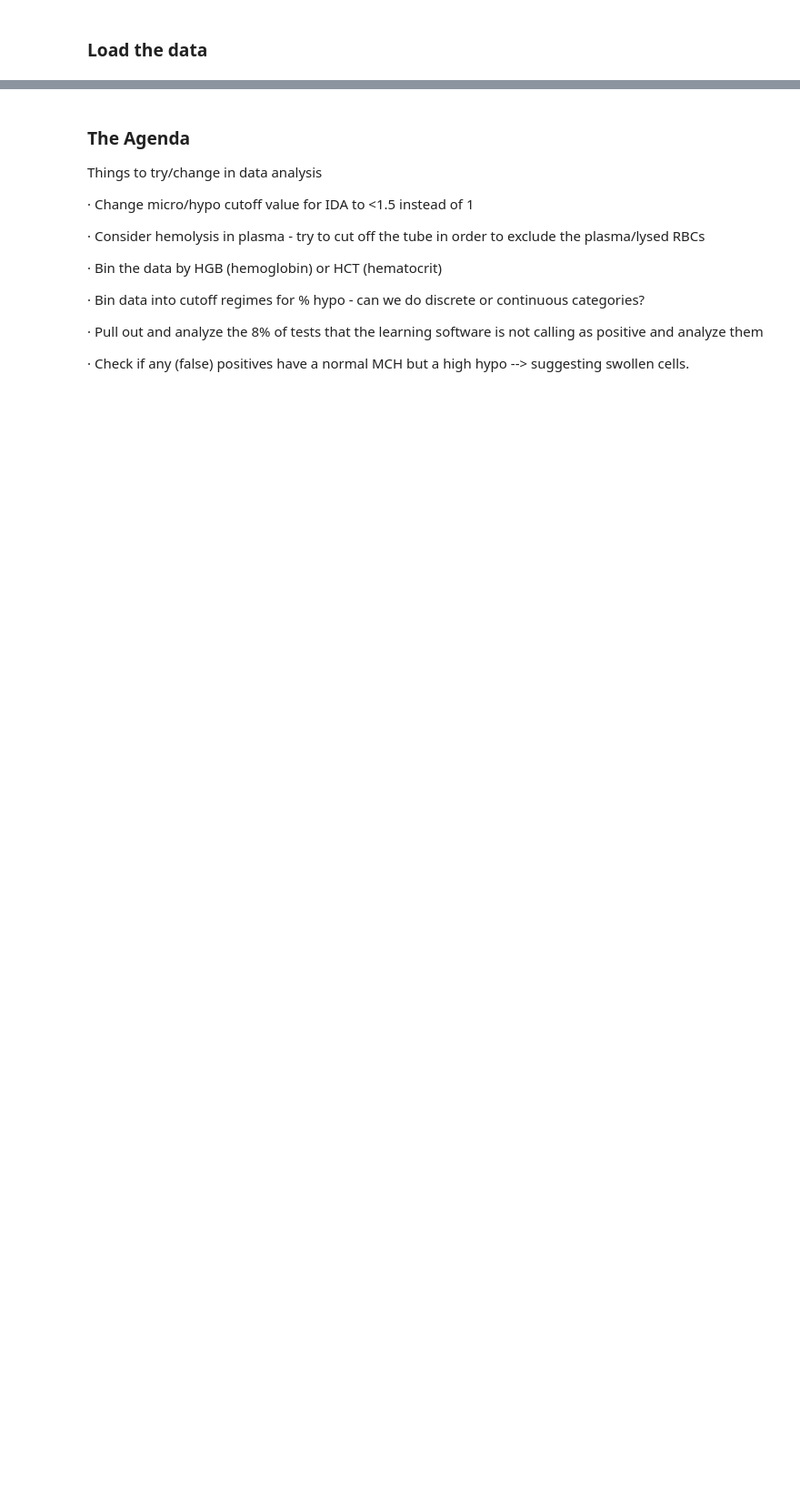
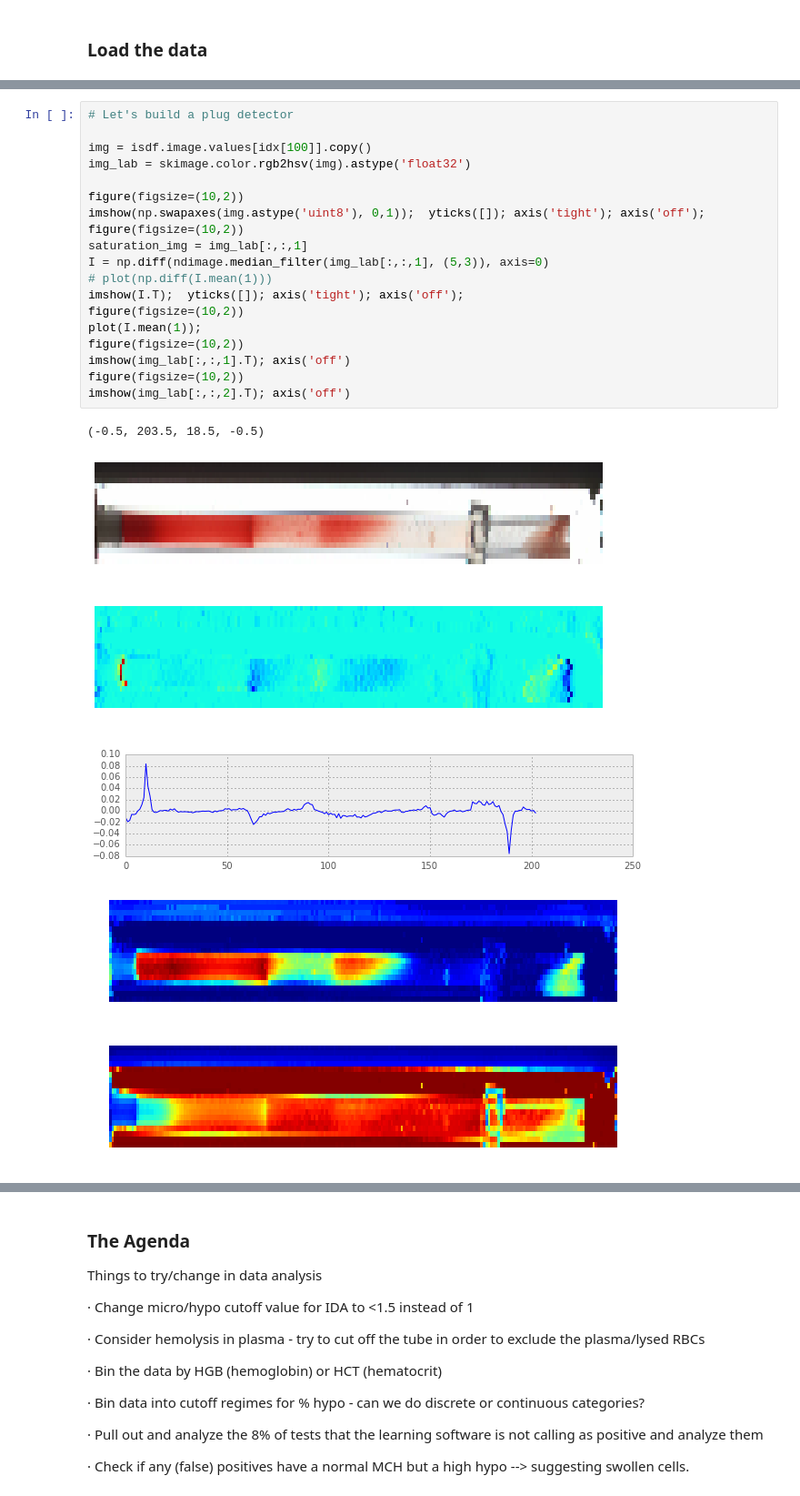
Before and after one commit to alexbw/ida, a Jupyter notebook: Follow-up analysis 7-25-2014.ipynb, the cells around one changed output, grey strips where cells are left out. Shown at 91% size. Drawn from its saved outputs; the diff is of its cells as text; blank space fills up the shorter version.

```diff
--- a/Follow-up analysis 7-25-2014.ipynb
+++ b/Follow-up analysis 7-25-2014.ipynb
@@ -55,0 +87,26 @@ old_cutoff = 1.0
+# %%
+# Let's build a plug detector
+
+img = isdf.image.values[idx[100]].copy()
+img_lab = skimage.color.rgb2hsv(img).astype('float32')
+
+figure(figsize=(10,2))
+imshow(np.swapaxes(img.astype('uint8'), 0,1));  yticks([]); axis('tight'); axis('off');
+figure(figsize=(10,2))
+saturation_img = img_lab[:,:,1]
+I = np.diff(ndimage.median_filter(img_lab[:,:,1], (5,3)), axis=0)
+# plot(np.diff(I.mean(1)))
+imshow(I.T);  yticks([]); axis('tight'); axis('off');
+figure(figsize=(10,2))
+plot(I.mean(1));
+figure(figsize=(10,2))
+imshow(img_lab[:,:,1].T); axis('off')
+figure(figsize=(10,2))
+imshow(img_lab[:,:,2].T); axis('off')
+# %% [output]
+(-0.5, 203.5, 18.5, -0.5)
+[figure, added]
+[figure, added]
+[figure, added]
+[figure, added]
+[figure, added]
```
Also changed, not shown: parts of 49 cells of this notebook, 5 other files.
